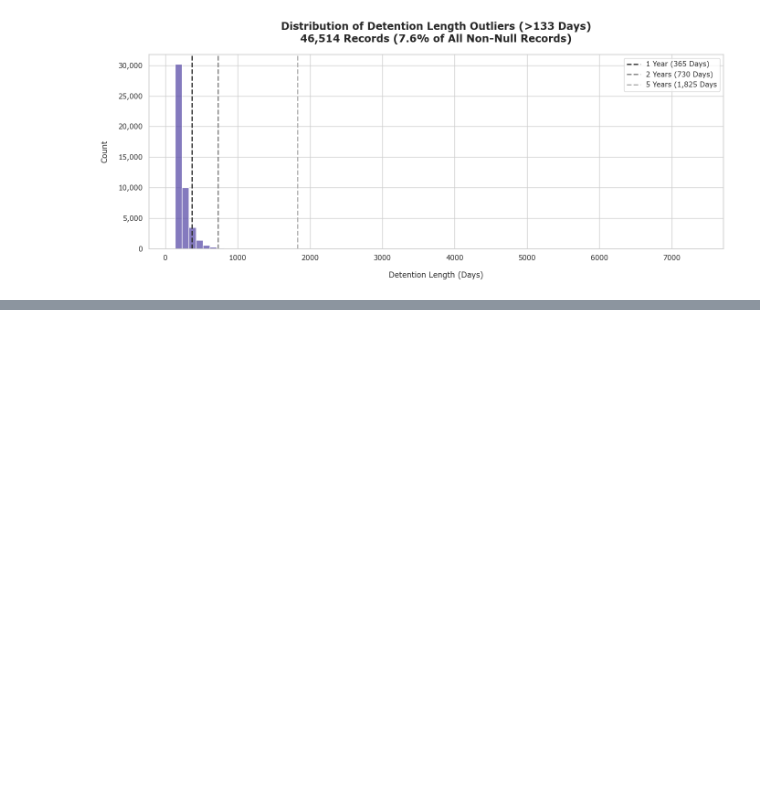
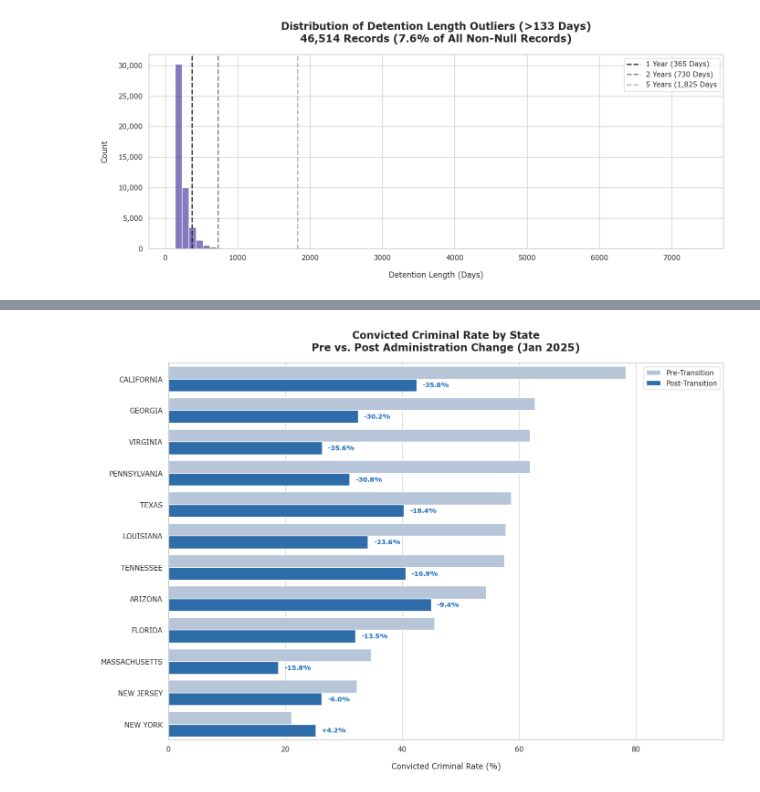
Before and after one commit to leamsley/capstone_project, a Jupyter notebook: data_analysis.ipynb, the cells around one changed output, grey strips where cells are left out. Drawn from its saved outputs; the diff is of its cells as text; code cells hidden in the pictures; blank space fills up the shorter version.

```diff
--- a/data_analysis.ipynb
+++ b/data_analysis.ipynb
@@ -2606,0 +3681,85 @@ plt.show()
+# %%
+# Convicted Criminal Rate by State — Pre-Post
+
+state_names: list[str] = ['TEXAS', 'FLORIDA', 'CALIFORNIA', 'NEW YORK', 'GEORGIA',
+                           'NEW JERSEY', 'TENNESSEE', 'VIRGINIA', 'ARIZONA',
+                           'LOUISIANA', 'PENNSYLVANIA', 'MASSACHUSETTS']
+
+state_pre_rates: list[float] = [tx_pre_conv, fl_pre_conv, ca_pre_conv, ny_pre_conv, ga_pre_conv,
+                                 nj_pre_conv, tn_pre_conv, va_pre_conv, az_pre_conv,
+                                 la_pre_conv, pa_pre_conv, ma_pre_conv]
+
+state_post_rates: list[float] = [tx_post_conv, fl_post_conv, ca_post_conv, ny_post_conv, ga_post_conv,
+                                  nj_post_conv, tn_post_conv, va_post_conv, az_post_conv,
+                                  la_post_conv, pa_post_conv, ma_post_conv]
+
+state_changes: list[float] = [state_post_rates[i] - state_pre_rates[i] for i in range(len(state_names))]
+
+# build DataFrame for grouped bar chart
+state_pre_df: DataFrame = pd.DataFrame({
+    'state': state_names,
+    'convicted_rate': state_pre_rates,
+    'Period': 'Pre-Transition'
+})
+
+state_post_df: DataFrame = pd.DataFrame({
+    'state': state_names,
+    'convicted_rate': state_post_rates,
+    'Period': 'Post-Transition'
+})
+
+state_chart_data: DataFrame = pd.concat([state_pre_df, state_post_df])
+
+# sort by pre-transition rate descending for visual impact
+state_sort_order: list[str] = [x for _, x in sorted(zip(state_pre_rates, state_names), reverse=True)]
+
+fig, ax = plt.subplots(figsize=(14, 10))
+
+sns.barplot(
+    data=state_chart_data,
+    x='convicted_rate',
+    y='state',
+    hue='Period',
+    hue_order=['Pre-Transition', 'Post-Transition'],
+    order=state_sort_order,
+    palette=['#B0C4DE', '#1A6EBD'],
+    ax=ax
+)
+
+ax.set_title('Convicted Criminal Rate by State\nPre vs. Post Administration Change (Jan 2025)',
+             fontsize=16, fontweight='bold', pad=20)
+ax.set_xlabel('Convicted Criminal Rate (%)', labelpad=15)
+ax.set_ylabel('', labelpad=15)
+ax.set_xlim(0, 95)
+ax.legend(title='')
+
+# percentage change annotations — position at the end of post-transition bar
+ax.text(ca_post_conv + 1, state_sort_order.index('CALIFORNIA') + 0.2, f'{ca_post_conv - ca_pre_conv:+.1f}%',
+        fontsize=10, fontweight='semibold', color='#1A6EBD', va='center')
+ax.text(ga_post_conv + 1, state_sort_order.index('GEORGIA') + 0.2, f'{ga_post_conv - ga_pre_conv:+.1f}%',
+        fontsize=10, fontweight='semibold', color='#1A6EBD', va='center')
+ax.text(va_post_conv + 1, state_sort_order.index('VIRGINIA') + 0.2, f'{va_post_conv - va_pre_conv:+.1f}%',
+        fontsize=10, fontweight='semibold', color='#1A6EBD', va='center')
+ax.text(pa_post_conv + 1, state_sort_order.index('PENNSYLVANIA') + 0.2, f'{pa_post_conv - pa_pre_conv:+.1f}%',
+        fontsize=10, fontweight='semibold', color='#1A6EBD', va='center')
+ax.text(tx_post_conv + 1, state_sort_order.index('TEXAS') + 0.2, f'{tx_post_conv - tx_pre_conv:+.1f}%',
+        fontsize=10, fontweight='semibold', color='#1A6EBD', va='center')
+ax.text(tn_post_conv + 1, state_sort_order.index('TENNESSEE') + 0.2, f'{tn_post_conv - tn_pre_conv:+.1f}%',
+        fontsize=10, fontweight='semibold', color='#1A6EBD', va='center')
+ax.text(la_post_conv + 1, state_sort_order.index('LOUISIANA') + 0.2, f'{la_post_conv - la_pre_conv:+.1f}%',
+        fontsize=10, fontweight='semibold', color='#1A6EBD', va='center')
+ax.text(az_post_conv + 1, state_sort_order.index('ARIZONA') + 0.2, f'{az_post_conv - az_pre_conv:+.1f}%',
+        fontsize=10, fontweight='semibold', color='#1A6EBD', va='center')
+ax.text(fl_post_conv + 1, state_sort_order.index('FLORIDA') + 0.2, f'{fl_post_conv - fl_pre_conv:+.1f}%',
+        fontsize=10, fontweight='semibold', color='#1A6EBD', va='center')
+ax.text(ma_post_conv + 1, state_sort_order.index('MASSACHUSETTS') + 0.2, f'{ma_post_conv - ma_pre_conv:+.1f}%',
+        fontsize=10, fontweight='semibold', color='#1A6EBD', va='center')
+ax.text(nj_post_conv + 1, state_sort_order.index('NEW JERSEY') + 0.2, f'{nj_post_conv - nj_pre_conv:+.1f}%',
+        fontsize=10, fontweight='semibold', color='#1A6EBD', va='center')
+ax.text(ny_post_conv + 1, state_sort_order.index('NEW YORK') + 0.2, f'{ny_post_conv - ny_pre_conv:+.1f}%',
+        fontsize=10, fontweight='semibold', color='#1A6EBD', va='center')
+
+plt.tight_layout()
+plt.show()
+# %% [output]
+[figure, added]
```
Also changed, not shown: parts of 46 cells of this notebook.
